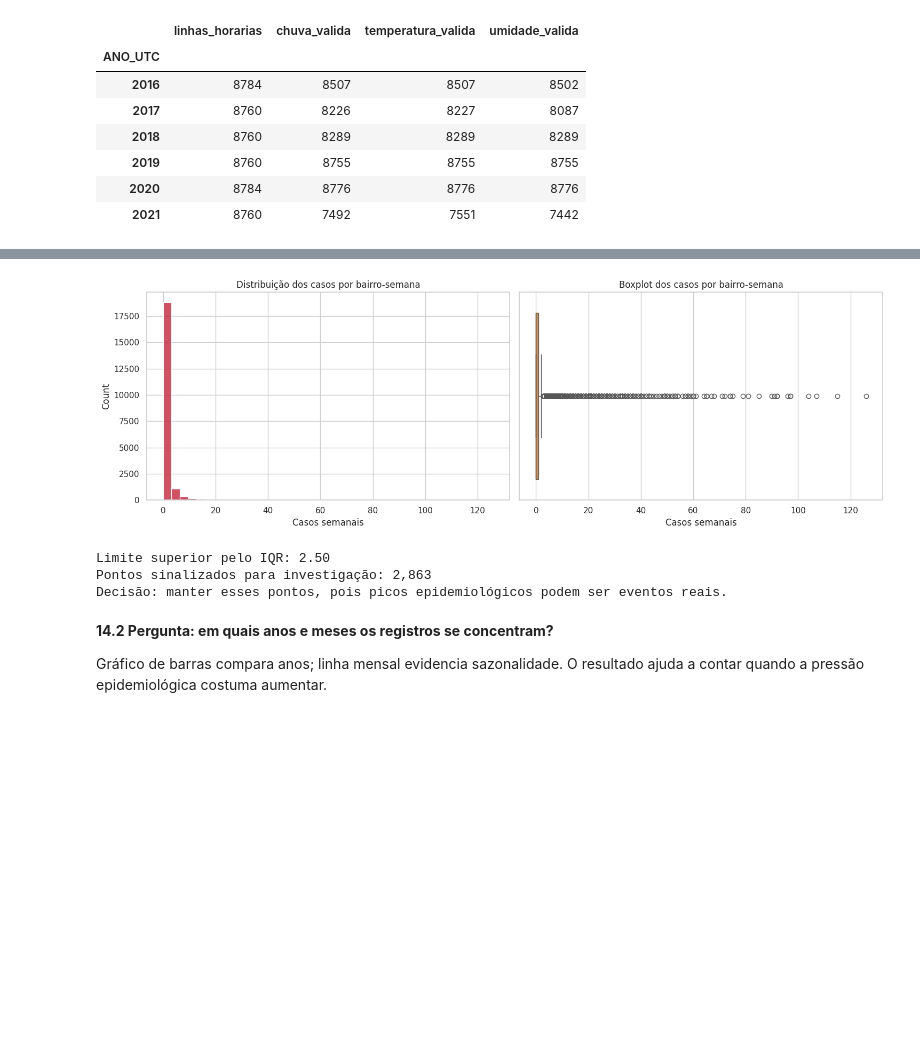
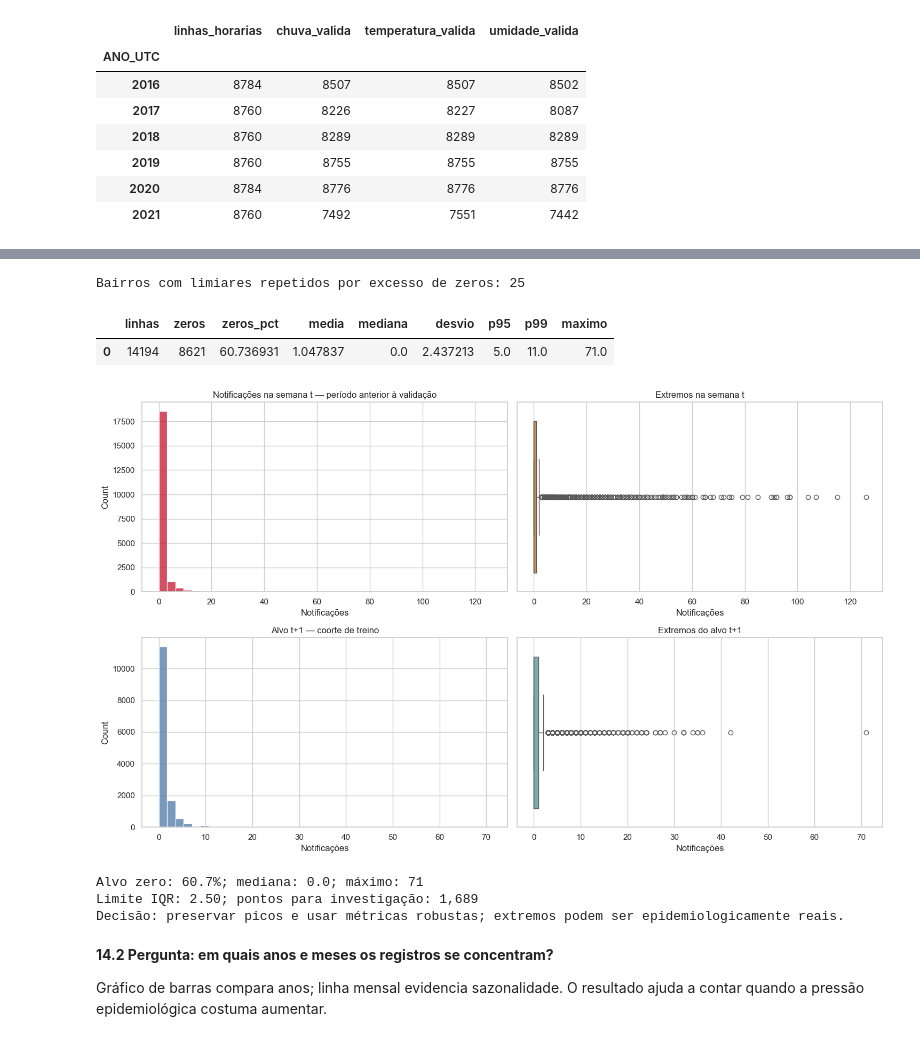
Before and after one commit to 7RICK0/Projeto_Dengue, a Jupyter notebook: AV1/notebooks/AnteceDengue_AV1_revisada.ipynb, the cells around one changed output, grey strips where cells are left out. Saved outputs shown, nothing was run; the diff lists cells and outputs as text; code cells hidden in the pictures; blank space fills up the shorter version.

Commit message:
Revisa AV1 com evidências climáticas para a AV2

```diff
--- a/AV1/notebooks/AnteceDengue_AV1_revisada.ipynb
+++ b/AV1/notebooks/AnteceDengue_AV1_revisada.ipynb
@@ -149,6 +155,7 @@ ALIASES = {
  "NM_BAIRRO": ["NM_BAIRRO", "BAIRRO", "NOME_BAIRRO", "NO_BAIRRO_RESIDENCIA"],
  "ID_MUNICIPIO_RESIDENCIA": ["ID_MUNICIPIO_RESIDENCIA", "ID_MN_RESI", "CO_MUNICIPIO_RESIDENCIA"],
  "CLASSI_FIN": ["CLASSI_FIN", "CLASSIFICACAO_FINAL", "TP_CLASSIFICACAO_FINAL"],
+ "ID_AGRAVO": ["ID_AGRAVO", "CO_CID", "CID", "CODIGO_CID"],
 }
 
 def selecionar_notificacoes(bruto, ano):
@@ -468,7 +544,7 @@ Uma linha original é uma notificação; uma linha agregada é um bairro em uma
 # %%
-casos_semanais = df_limpo.groupby(["DATA_SEMANA", "BAIRRO"], as_index=False).size().rename(columns={"size":"REGISTROS_OBSERVADOS"})
-assert casos_semanais.REGISTROS_OBSERVADOS.sum() == len(df_limpo)
-display(casos_semanais.head())
+notificacoes_semanais = df_limpo.groupby(["DATA_SEMANA","BAIRRO"],as_index=False).size().rename(columns={"size":"REGISTROS_OBSERVADOS"})
+assert notificacoes_semanais.REGISTROS_OBSERVADOS.sum()==len(df_limpo)
+display(notificacoes_semanais.head())
 # %% [output]
 |  | DATA_SEMANA | BAIRRO | REGISTROS_OBSERVADOS |
 | 0 | 2015-12-28 | AFOGADOS | 1 |
@@ -731,11 +873,12 @@ base["PERIODO_CHUVOSO"] = base.MES.between(3,8).astype(int)
 fase = 2*np.pi*(base.DATA_SEMANA.dt.dayofyear - 1)/365.2425
 base["SEMANA_SIN"], base["SEMANA_COS"] = np.sin(fase), np.cos(fase)
 for atraso in range(1,5):
-    base[f"CASOS_LAG_{atraso}"] = base.groupby("BAIRRO").CASOS_SEMANAIS.shift(atraso)
-base["MEDIA_CASOS_4S"] = base.groupby("BAIRRO").CASOS_SEMANAIS.transform(lambda s:s.shift(1).rolling(4,min_periods=4).mean())
-base["CASOS_PROXIMA_SEMANA"] = base.groupby("BAIRRO").CASOS_SEMANAIS.shift(-1)
+    base[f"NOTIFICACOES_LAG_{atraso}"] = base.groupby("BAIRRO").NOTIFICACOES_SEMANAIS.shift(atraso)
+base["MEDIA_NOTIFICACOES_4S"] = base.groupby("BAIRRO").NOTIFICACOES_SEMANAIS.transform(lambda s:s.shift(1).rolling(4,min_periods=4).mean())
+base["NOTIFICACOES_PROXIMA_SEMANA"] = base.groupby("BAIRRO").NOTIFICACOES_SEMANAIS.shift(-1)
 base["DATA_ALVO"] = base.DATA_SEMANA + pd.Timedelta(days=7)
-features_criadas = ["CASOS_LAG_1", "CASOS_LAG_2", "CASOS_LAG_3", "CASOS_LAG_4", "MEDIA_CASOS_4S", "CHUVA_4S_MM", "SEMANA_SIN", "SEMANA_COS", "DENSIDADE_HAB_KM2", "INCIDENCIA_100MIL"]
+features_historicas = ["NOTIFICACOES_LAG_1", "NOTIFICACOES_LAG_2", "NOTIFICACOES_LAG_3", "NOTIFICACOES_LAG_4", "MEDIA_NOTIFICACOES_4S"]
+features_criadas = features_historicas + clima_lags + clima_janelas + ["SEMANA_SIN", "SEMANA_COS", "DENSIDADE_HAB_KM2", "INCIDENCIA_100MIL"]
 display(base[features_criadas].describe().T)
 # %% [output]
 |  | count | mean | std | min | 25% | 50% | 75% | max |
@@ -796,20 +984,38 @@ As análises que podem orientar escolhas usam semanas confiáveis anteriores ao
 # %%
-fig, axes = plt.subplots(1, 2, figsize=(15, 5))
-sns.histplot(base["CASOS_SEMANAIS"], bins=40, ax=axes[0], color="#c5162e")
-axes[0].set_title("Distribuição dos casos por bairro-semana")
-axes[0].set_xlabel("Casos semanais")
+treino_modelo = base_completa.loc[base_completa.CONJUNTO.eq("treino")].copy()
+alvo_treino = treino_modelo.NOTIFICACOES_PROXIMA_SEMANA
+distribuicao_alvo = pd.DataFrame([{
+    "linhas":len(alvo_treino),"zeros":int(alvo_treino.eq(0).sum()),"zeros_pct":100*alvo_treino.eq(0).mean(),
+    "media":alvo_treino.mean(),"mediana":alvo_treino.median(),"desvio":alvo_treino.std(),
+    "p95":alvo_treino.quantile(.95),"p99":alvo_treino.quantile(.99),"maximo":alvo_treino.max()}])
+distribuicao_alvo.to_csv(REPORT_DIR/"distribuicao_alvo_treino.csv",index=False,encoding="utf-8")
 
-sns.boxplot(x=base["CASOS_SEMANAIS"], ax=axes[1], color="#e58f3c")
-axes[1].set_title("Boxplot dos casos por bairro-semana")
-axes[1].set_xlabel("Casos semanais")
-plt.tight_layout()
-plt.show()
 
-q1, q3 = base["CASOS_SEMANAIS"].quantile([0.25, 0.75])
-iqr = q3 - q1
-limite_superior = q3 + 1.5 * iqr
-potenciais_outliers = base[base["CASOS_SEMANAIS"] > limite_superior]
-print(f"Limite superior pelo IQR: {limite_superior:.2f}")
-print(f"Pontos sinalizados para investigação: {len(potenciais_outliers):,}")
-print("Decisão: manter esses pontos, pois picos epidemiológicos podem ser eventos reais.")
+# Limiares históricos por bairro para futura tradução da previsão em prioridade operacional.
+# São aprendidos somente no treino, não entram como feature e não constituem alerta oficial.
+limiares_atencao = treino_modelo.groupby("BAIRRO").NOTIFICACOES_PROXIMA_SEMANA.quantile([.75,.90,.975]).unstack()
+limiares_atencao.columns = ["P75_ATENCAO", "P90_ELEVADA", "P975_CRITICA"]
+limiares_atencao = limiares_atencao.reset_index()
+limiares_atencao.to_csv(REPORT_DIR/"limiares_atencao_treino.csv",index=False,encoding="utf-8")
+display(limiares_atencao.head())
+print("Bairros com limiares repetidos por excesso de zeros:", int((limiares_atencao.P75_ATENCAO == limiares_atencao.P90_ELEVADA).sum()))
+display(distribuicao_alvo)
+
+fig,axes = plt.subplots(2,2,figsize=(15,9))
+sns.histplot(base.NOTIFICACOES_SEMANAIS,bins=40,ax=axes[0,0],color="#c5162e")
+axes[0,0].set_title("Notificações na semana t — período anterior à validação")
+sns.boxplot(x=base.NOTIFICACOES_SEMANAIS,ax=axes[0,1],color="#e58f3c")
+axes[0,1].set_title("Extremos na semana t")
+sns.histplot(alvo_treino,bins=40,ax=axes[1,0],color="#4c78a8")
+axes[1,0].set_title("Alvo t+1 — coorte de treino")
+sns.boxplot(x=alvo_treino,ax=axes[1,1],color="#72b7b2")
+axes[1,1].set_title("Extremos do alvo t+1")
+for ax in axes.flat: ax.set_xlabel("Notificações")
+plt.tight_layout();plt.show()
+
+q1,q3 = alvo_treino.quantile([.25,.75]); iqr=q3-q1; limite_superior=q3+1.5*iqr
+potenciais_outliers = treino_modelo.loc[alvo_treino.gt(limite_superior)]
+print(f"Alvo zero: {alvo_treino.eq(0).mean():.1%}; mediana: {alvo_treino.median():.1f}; máximo: {alvo_treino.max():.0f}")
+print(f"Limite IQR: {limite_superior:.2f}; pontos para investigação: {len(potenciais_outliers):,}")
+print("Decisão: preservar picos e usar métricas robustas; extremos podem ser epidemiologicamente reais.")
 # %% [output]
@@ -816,7 +1028,10 @@ print("Decisão: manter esses pontos, pois picos epidemiológicos podem ser even
+Bairros com limiares repetidos por excesso de zeros: 25
+|  | linhas | zeros | zeros_pct | media | mediana | desvio | p95 | p99 | maximo |
+| 0 | 14194 | 8621 | 60.736931 | 1.047837 | 0.0 | 2.437213 | 5.0 | 11.0 | 71.0 |
-[figure, old version]
+[figure, new version]
-Limite superior pelo IQR: 2.50
-Pontos sinalizados para investigação: 2,863
-Decisão: manter esses pontos, pois picos epidemiológicos podem ser eventos reais.
+Alvo zero: 60.7%; mediana: 0.0; máximo: 71
+Limite IQR: 2.50; pontos para investigação: 1,689
+Decisão: preservar picos e usar métricas robustas; extremos podem ser epidemiologicamente reais.
 # %% [markdown]
 **14.2 Pergunta: em quais anos e meses os registros se concentram?**
 
```
Also changed, not shown: parts of 36 cells of this notebook, 44 other files.
